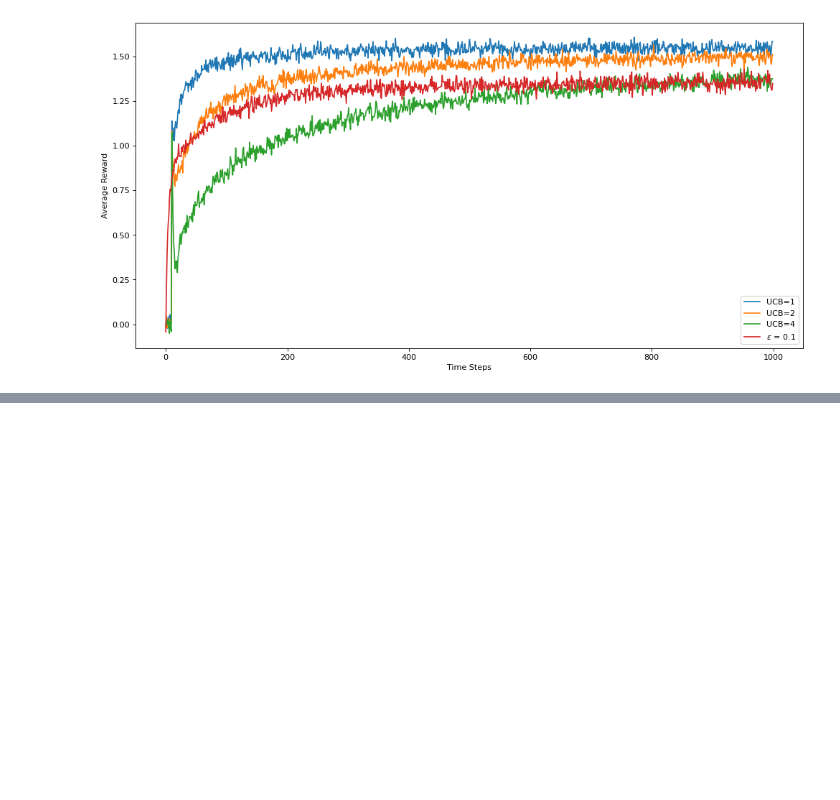
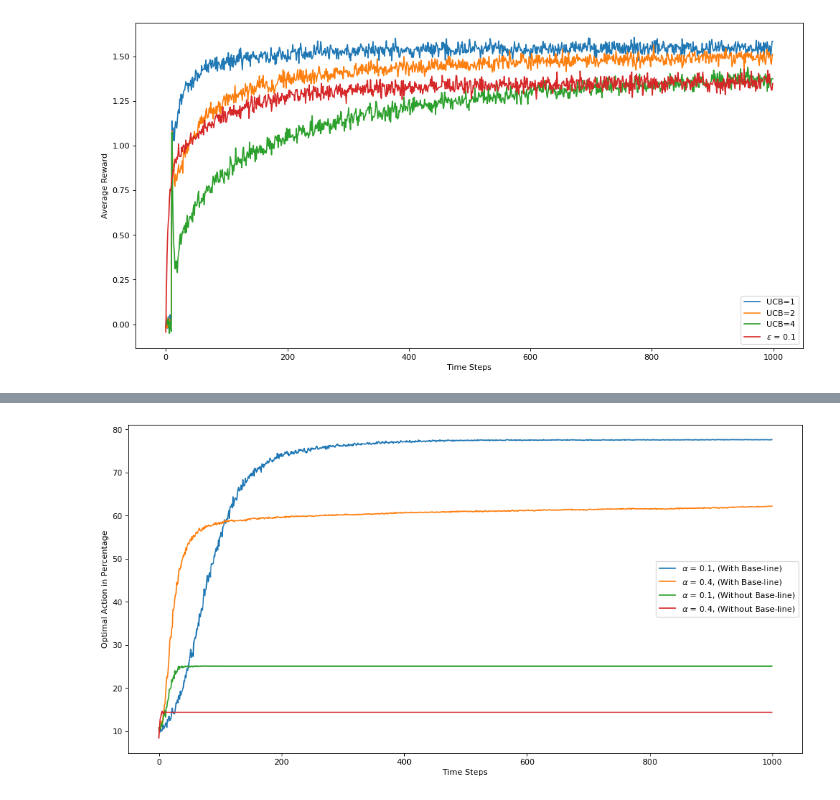
Before and after one commit to adityaras/Reinforcement-Learning-CSE564-M2020, a Jupyter notebook: HW1/RL_HW1.ipynb, the cells around one changed output, grey strips where cells are left out. Drawn from its saved outputs; the diff is of its cells as text; code cells hidden in the pictures; blank space fills up the shorter version.

Commit message:
completed plots

```diff
--- a/HW1/RL_HW1.ipynb
+++ b/HW1/RL_HW1.ipynb
@@ -471,0 +504,43 @@ plt.show()
+# %%
+opt_with_baseline_0_pnt_1 = grad_bandit(0.1)
+opt_with_baseline_0_pnt_4 = grad_bandit(0.4)
+# %%
+def grad_bandit_without_baseline(alpha):
+  indi = [0,1,2,3,4,5,6,7,8,9]
+  opt_act = [0] * 1000
+  for runs in range(2000):
+    h_t = [0]*10
+    r_bar_t = 0
+    q_star=[]
+    for i1 in range(10):
+      q_star.append(np.random.normal(4,1))
+    act_opt = np.argmax(q_star)
+    for ts in range(1000):
+      pi_t = [pi_t_calc(h_t,a) for a in indi]
+      ind = (random.choices(indi, weights=pi_t, k=1))[0]
+      if act_opt == ind :
+        opt_act[ts] += 1
+      r_t = np.random.normal(q_star[ind],1)
+      h_t[ind] = h_t[ind] + alpha * (r_t - r_bar_t)*(1-pi_t[ind])
+      for arm in range(10):
+        if arm != ind:
+          h_t[arm] = h_t[arm] - alpha * (r_t - r_bar_t)*(pi_t[ind])
+  for p in range(1000):
+    opt_act[p] = opt_act[p]/20
+  return opt_act
+# %%
+opt_without_baseline_0_pnt_1 = grad_bandit_without_baseline(0.1)
+opt_without_baseline_0_pnt_4 = grad_bandit_without_baseline(0.4)
+# %%
+# OPTIMAL ACTION
+plt.figure(num=None, figsize=(15,7.5), dpi=80, facecolor='w', edgecolor='k')
+plt.plot(opt_with_baseline_0_pnt_1)
+plt.plot(opt_with_baseline_0_pnt_4)
+plt.plot(opt_without_baseline_0_pnt_1)
+plt.plot(opt_without_baseline_0_pnt_4)
+plt.ylabel("Optimal Action in Percentage")
+plt.xlabel("Time Steps")
+plt.legend(["$\u03B1	$ = 0.1, (With Base-line)","$\u03B1	$ = 0.4, (With Base-line)","$\u03B1	$ = 0.1, (Without Base-line)","$\u03B1	$ = 0.4, (Without Base-line)"])
+plt.show()
+# %% [output]
+[figure, added]
```
Also changed, not shown: parts of 4 cells of this notebook.
